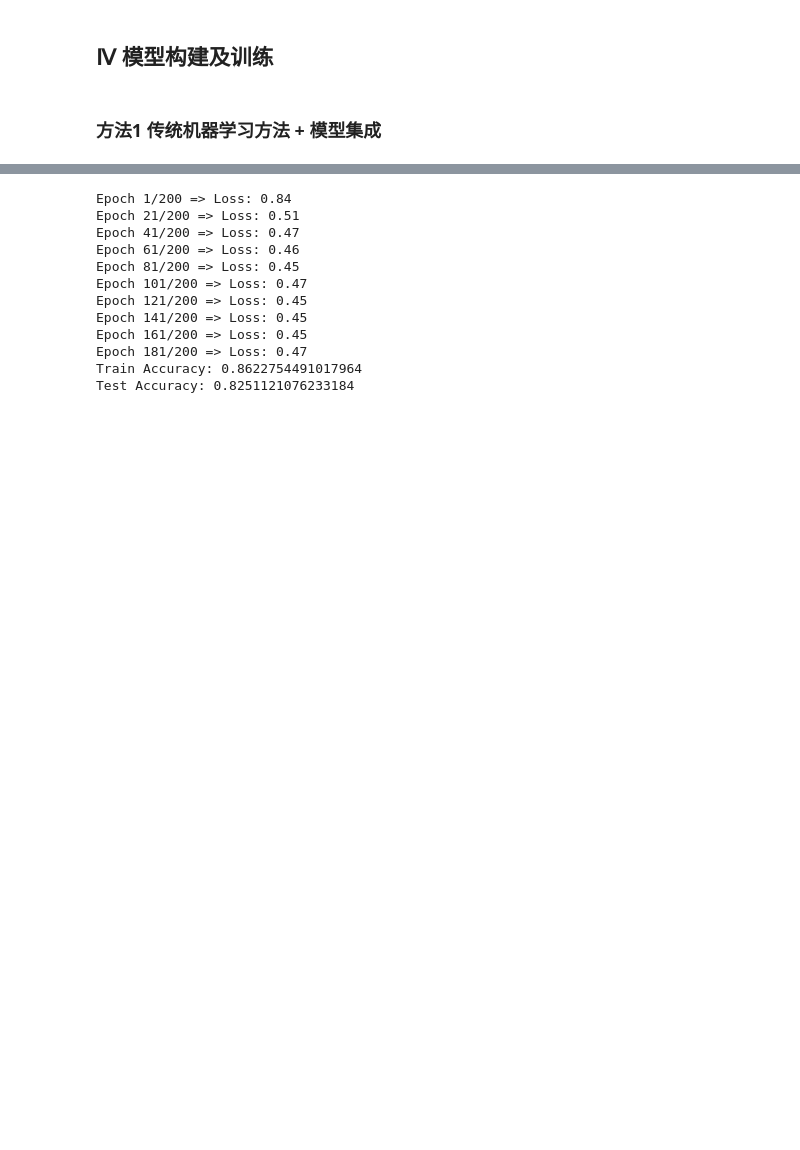
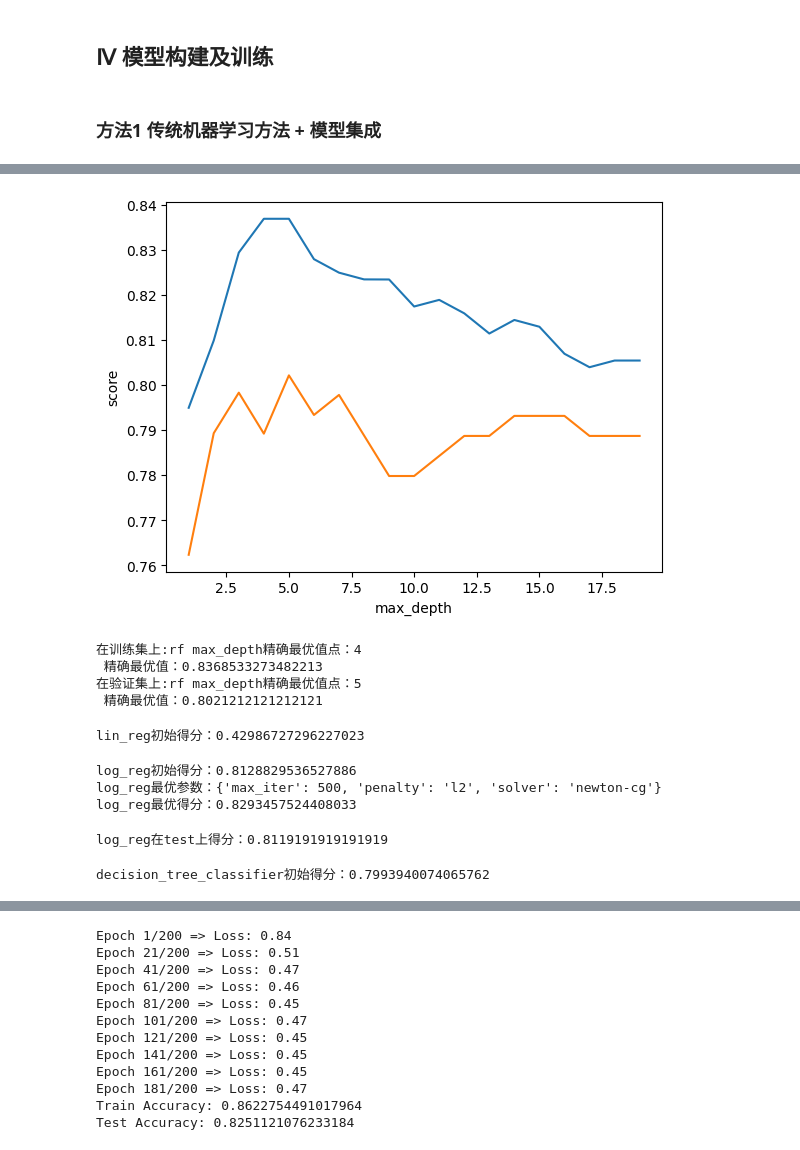
Before and after one commit to yuanmengqi/Titanic_prediction, a Jupyter notebook: Titanic.ipynb, the cells around one changed output, grey strips where cells are left out. Drawn from its saved outputs; the diff is of its cells as text; code cells hidden in the pictures; blank space fills up the shorter version.

```diff
--- a/Titanic.ipynb
+++ b/Titanic.ipynb
@@ -893,0 +836,71 @@ output_total['Survived_xgb'] = xgb.predict(X_test)
+# %%
+# max_depth
+score = []
+score_ood = []
+for i in range(1, 20):
+    rf = RandomForestClassifier(n_estimators=127, max_depth=i, random_state=1)
+    score.append(cross_val_score(rf, train_x, train_y, cv=5).mean())
+    score_ood.append(cross_val_score(rf, test_x, test_y, cv=5).mean())
+fig, ax = plt.subplots()
+ax.plot(range(1, 20), score, label='train')
+ax.plot(range(1, 20), score_ood, label='test')
+ax.set_xlabel('max_depth')
+ax.set_ylabel('score')
+plt.show()
+
+score_max = max(score)
+print(f"在训练集上:rf max_depth精确最优值点：{score.index(score_max) + 1} \n 精确最优值：{score_max}")
+score_max_ood = max(score_ood)
+print(f"在验证集上:rf max_depth精确最优值点：{score_ood.index(score_max_ood) + 1} \n 精确最优值：{score_max_ood}")
+# 由图，默认值5基本就是最优值了
+
+# 设置最终模型
+rf = RandomForestClassifier(n_estimators=127, max_depth=5, random_state=1)
+# %% [output]
+[figure, added]
+在训练集上:rf max_depth精确最优值点：4
+ 精确最优值：0.8368533273482213
+在验证集上:rf max_depth精确最优值点：5
+ 精确最优值：0.8021212121212121
+# %%
+lin_reg = LinearRegression()
+lin_reg.fit(train_x, train_y)
+print(f"lin_reg初始得分：{cross_val_score(lin_reg, train_x, train_y, cv=5).mean()}")
+
+# 线性回归结果不佳，说明数据很可能不是线性可分的，因此在模型集成时不加入线性模型
+# %% [output]
+lin_reg初始得分：0.42986727296227023
+# %%
+import warnings
+warnings.filterwarnings("ignore")
+
+log_reg = LogisticRegression()
+log_reg.fit(train_x, train_y)
+print(f"log_reg初始得分：{cross_val_score(log_reg, train_x, train_y, cv=5).mean()}")
+
+# 用网络搜索调整参数：penalty(解决过拟合：l1==>l2), solver，max_iter，multi_class，class_weight
+# solver 优化损失参数的方法: liblinear(坐标轴下降法)、lbfgs（loss函数二阶导矩阵=海森矩阵）、newton-cg(牛顿法)、sag（随机平均梯度下降法）
+# multi_class 分类方式：ovr（一对多）、multinomial（多项式）,由于本实验是二元逻辑回归，二者无差别
+param_grid = {'penalty': ['l1', 'l2'], 'solver':['newton-cg', 'lbfgs', 'liblinear', 'sag'], 'max_iter':[500, 1000, 2000]}
+grid_search = GridSearchCV(log_reg, param_grid, cv=5)
+grid_search.fit(train_x, train_y)
+print(f"log_reg最优参数：{grid_search.best_params_}")
+print(f"log_reg最优得分：{grid_search.best_score_}")
+# %% [output]
+log_reg初始得分：0.8128829536527886
+log_reg最优参数：{'max_iter': 500, 'penalty': 'l2', 'solver': 'newton-cg'}
+log_reg最优得分：0.8293457524408033
+# %%
+# 用最优参数训练模型
+log_reg = LogisticRegression(penalty='l2', solver='newton-cg', max_iter=500)
+log_reg.fit(test_x, test_y)
+print(f"log_reg在test上得分：{cross_val_score(log_reg, test_x, test_y, cv=5).mean()}")
+# 没有明显过拟合现象
+# %% [output]
+log_reg在test上得分：0.8119191919191919
+# %%
+decision_tree_classifier = DecisionTreeClassifier()
+decision_tree_classifier.fit(train_x, train_y)
+print(f"decision_tree_classifier初始得分：{cross_val_score(decision_tree_classifier, train_x, train_y, cv=5).mean()}")
+# %% [output]
+decision_tree_classifier初始得分：0.7993940074065762
```
Also changed, not shown: parts of 33 cells of this notebook, 1 other file.
